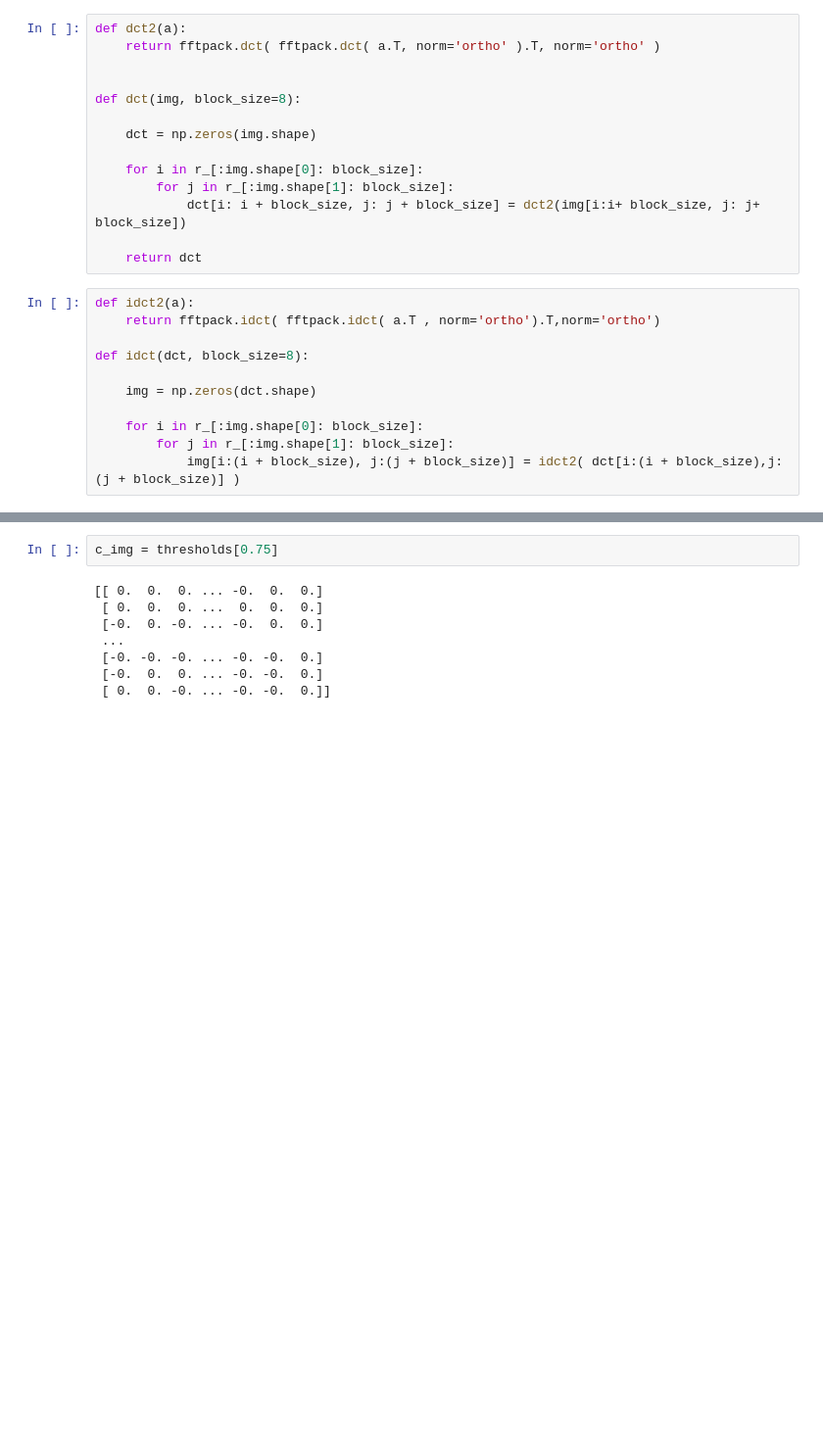
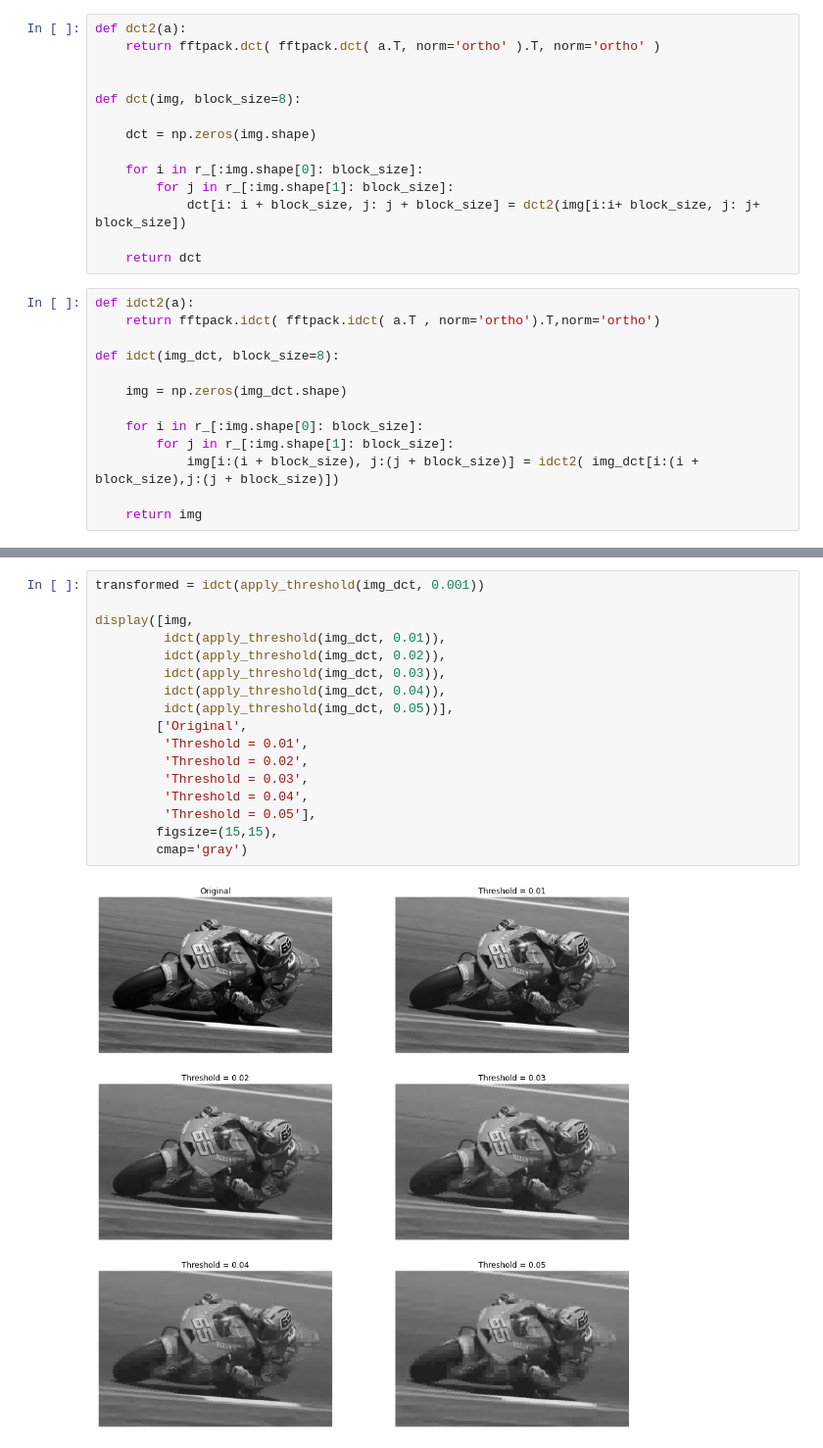
Before and after one commit to S010MON/image-processing, a Jupyter notebook: project2/6252320-Debnath_proj2.ipynb, the cells around one changed output, grey strips where cells are left out. Shown at 98% size. Saved outputs shown, nothing was run; the diff lists cells and outputs as text; blank space fills up the shorter version.

Commit message:
Inverse transform added

```diff
--- a/project2/6252320-Debnath_proj2.ipynb
+++ b/project2/6252320-Debnath_proj2.ipynb
@@ -55,10 +55,12 @@ def dct(img, block_size=8):
 def idct2(a):
     return fftpack.idct( fftpack.idct( a.T , norm='ortho').T,norm='ortho')
 
-def idct(dct, block_size=8):
+def idct(img_dct, block_size=8):
 
-    img = np.zeros(dct.shape)
+    img = np.zeros(img_dct.shape)
 
     for i in r_[:img.shape[0]: block_size]:
         for j in r_[:img.shape[1]: block_size]:
-            img[i:(i + block_size), j:(j + block_size)] = idct2( dct[i:(i + block_size),j:(j + block_size)] )
+            img[i:(i + block_size), j:(j + block_size)] = idct2( img_dct[i:(i + block_size),j:(j + block_size)])
+
+    return img
@@ -113,10 +124,19 @@ plt.ylabel('Coeficients Remaining (%)');
-# %%
-c_img = thresholds[0.75]
-# %% [output]
-[[ 0.  0.  0. ... -0.  0.  0.]
- [ 0.  0.  0. ...  0.  0.  0.]
- [-0.  0. -0. ... -0.  0.  0.]
- ...
- [-0. -0. -0. ... -0. -0.  0.]
- [-0.  0.  0. ... -0. -0.  0.]
- [ 0.  0. -0. ... -0. -0.  0.]]
+# %%
+transformed = idct(apply_threshold(img_dct, 0.001))
+
+display([img,
+         idct(apply_threshold(img_dct, 0.01)),
+         idct(apply_threshold(img_dct, 0.02)),
+         idct(apply_threshold(img_dct, 0.03)),
+         idct(apply_threshold(img_dct, 0.04)),
+         idct(apply_threshold(img_dct, 0.05))],
+        ['Original',
+         'Threshold = 0.01',
+         'Threshold = 0.02',
+         'Threshold = 0.03',
+         'Threshold = 0.04',
+         'Threshold = 0.05'],
+        figsize=(15,15),
+        cmap='gray')
+# %% [output]
+[figure, added]
```
Also changed, not shown: parts of 5 cells of this notebook.
